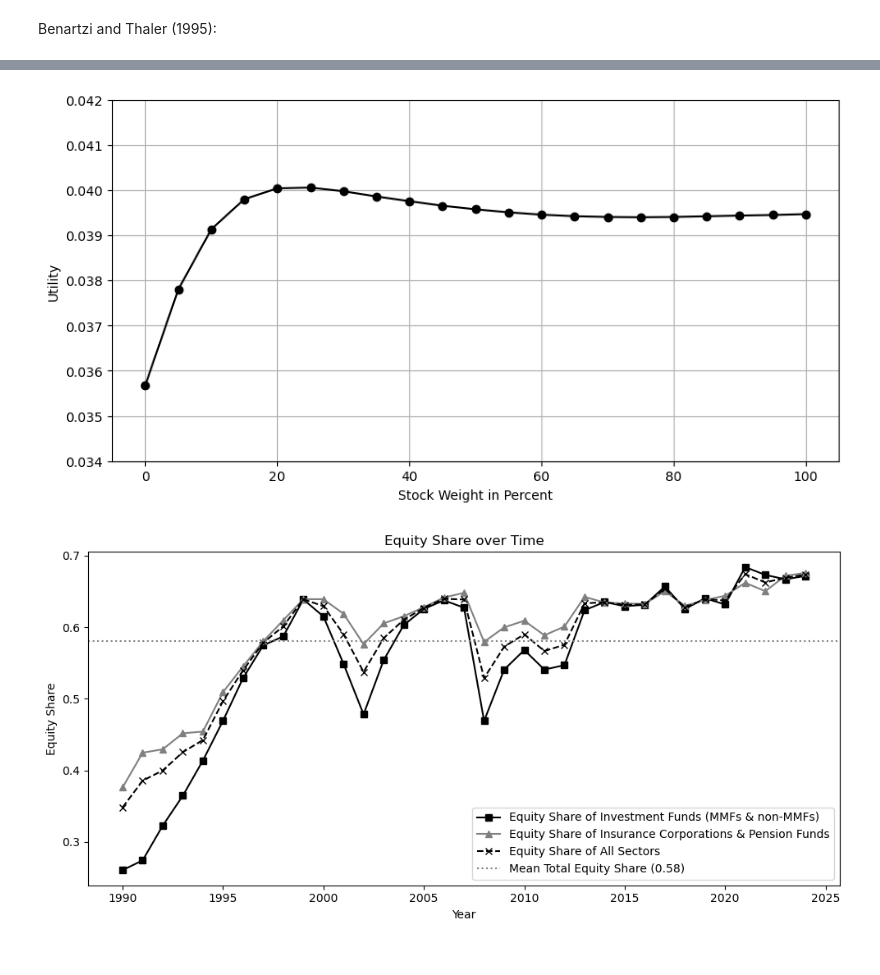
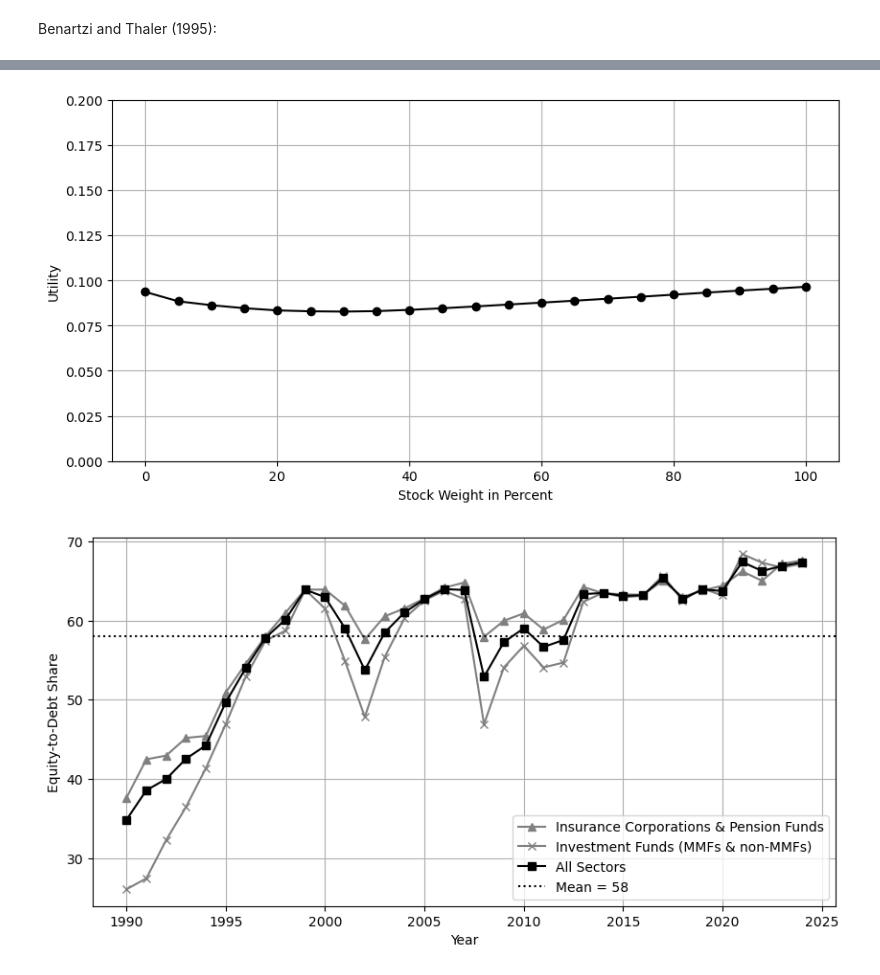
Before and after one commit to mcp656/Seminar, a Jupyter notebook: prescott.ipynb, the cells around one changed output, grey strips where cells are left out. Drawn from its saved outputs; the diff is of its cells as text; code cells hidden in the pictures.

```diff
--- a/prescott.ipynb
+++ b/prescott.ipynb
@@ -419,9 +407,9 @@ plt.gca().xaxis.set_major_locator(MaxNLocator(integer=True))
 # %%
 # Load the long‑form utilities (or use your existing DataFrame)
-long_df = pd.read_csv('cpt_utilities_long.csv')
+long_df = pd.read_csv('cpt_utilities_long_new_params.csv')
 
 plt.figure(figsize=(10, 5))
-for length in [12]:
+for length in [7]:
     subset = long_df[long_df['length'] == length]
     plt.plot(
         subset['weight_stock'].values*100,
@@ -432,64 +420,63 @@ for length in [12]:
 
 plt.xlabel('Stock Weight in Percent')
 plt.ylabel('Utility')
-plt.ylim(0.034, 0.042)
+plt.ylim(0.0, 0.2)
 plt.grid()
 plt.show()
 # %% [output]
-[figure, old version]
+[figure, new version]
 # %%
 # Load the data
 df = pd.read_excel('funds.xlsx')
 
 # Identify the year column (assumed first column)
 year_col = df.columns[0]
 
 # Select only the requested equity-share series
 cols = ['share_inv_fund_equity', 'share_ic_pf_fund_equity', 'total_equity_share']
 df_sel = df[[year_col] + cols]
 
 # Compute the mean of total_equity_share
 mean_total_equity = df_sel['total_equity_share'].mean()
 
 # Plot equity share over time with updated long-form labels
 plt.figure(figsize=(10, 5))
 
+# Insurance Corporations series: grey triangle
+plt.plot(
+    df_sel[year_col], df_sel['share_ic_pf_fund_equity']*100,
+    color='grey', marker='^', linestyle='-',
+    label='Insurance Corporations & Pension Funds'
+)
+
 # Investment Funds series: black square
 plt.plot(
-    df_sel[year_col], df_sel['share_inv_fund_equity'],
-    color='black', marker='s', linestyle='-',
-    label='Equity Share of Investment Funds (MMFs & non‑MMFs)'
-)
-
-# Insurance Corporations series: grey triangle
-plt.plot(
-    df_sel[year_col], df_sel['share_ic_pf_fund_equity'],
-    color='grey', marker='^', linestyle='-',
-    label='Equity Share of Insurance Corporations & Pension Funds'
+    df_sel[year_col], df_sel['share_inv_fund_equity']*100,
+    color='grey', marker='x', linestyle='-',
+    label='Investment Funds (MMFs & non‑MMFs)'
 )
 
 # Total Equity Share: black x-mark with dashed line
 plt.plot(
-    df_sel[year_col], df_sel['total_equity_share'],
-    color='black', marker='x', linestyle='--',
-    label='Equity Share of All Sectors'
+    df_sel[year_col], df_sel['total_equity_share']*100,
+    color='black', marker='s', linestyle='-',
+    label='All Sectors'
 )
 
 # Mean line: grey dotted, with updated label
 plt.axhline(
-    mean_total_equity,
-    color='grey', linestyle=':',
-    label=f'Mean Total Equity Share ({mean_total_equity:.2f})'
+    mean_total_equity*100,
+    color='black', linestyle=':',
+    label=f'Mean = {mean_total_equity*100:.0f}'
 )
 
 plt.xlabel(year_col)
-plt.ylabel('Equity Share')
-plt.title('Equity Share over Time')
+plt.ylabel('Equity-to-Debt Share')
 plt.legend()
-plt.tight_layout()
+plt.grid()
 plt.show()
 # %% [output]
-[figure, old version]
+[figure, new version]
 # %%
 # Load your horizon‐cumulative bootstraps
 bond_df  = pd.read_csv("bond_data.csv")   # cols = '1','2',…,'18'
```
Also changed, not shown: parts of 10 cells of this notebook, 2 other files.
